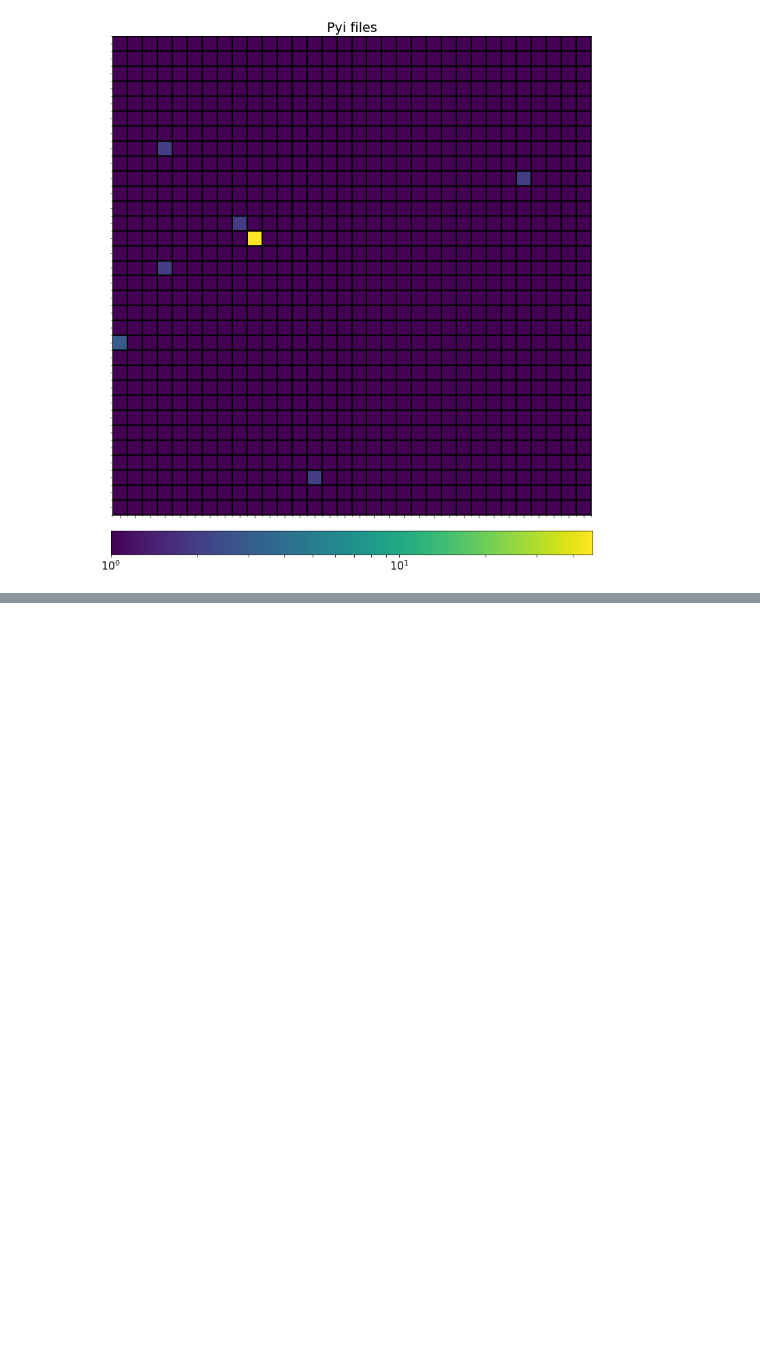
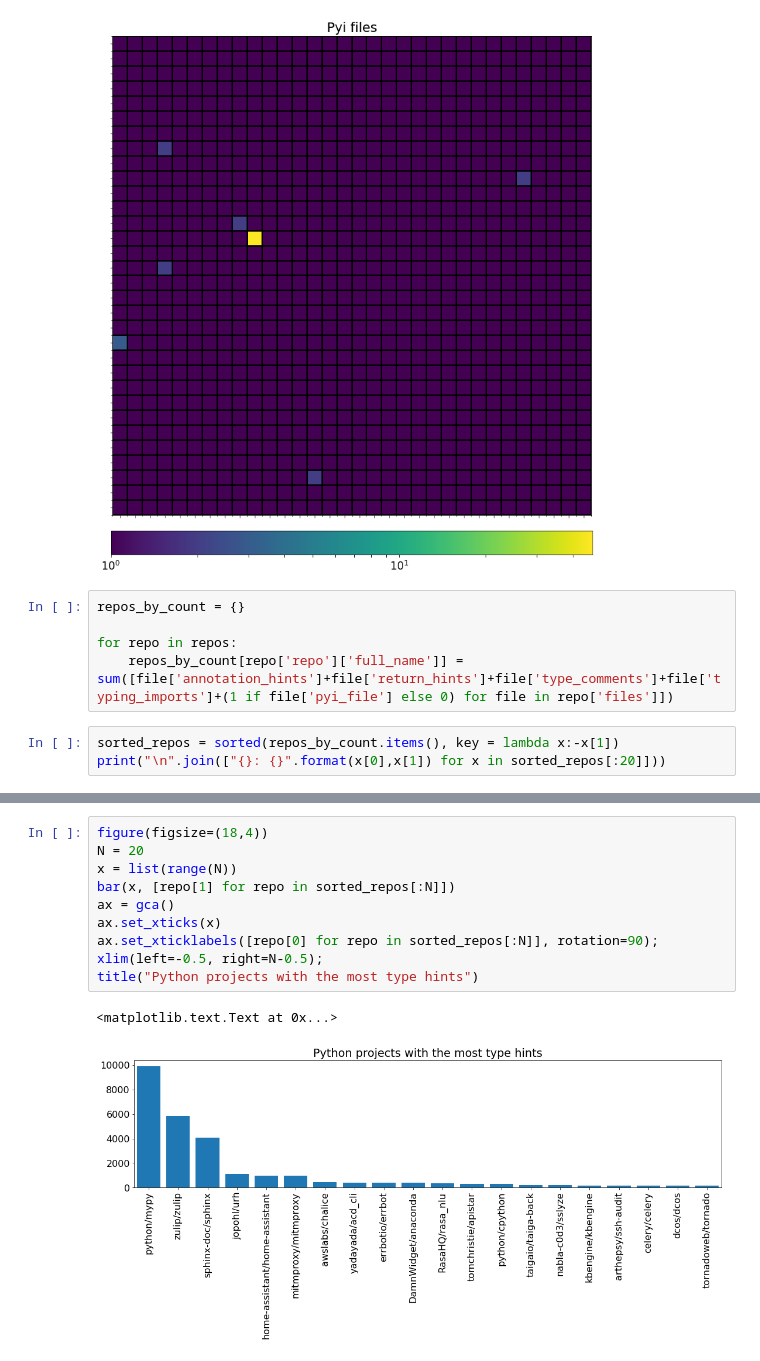
Before and after one commit to adewes/type-annotations-in-the-wild, a Jupyter notebook: analyze_results.ipynb, the cells around one changed output, grey strips where cells are left out. Drawn from its saved outputs; the diff is of its cells as text; blank space fills up the shorter version.

```diff
--- a/analyze_results.ipynb
+++ b/analyze_results.ipynb
@@ -83,3 +83,11 @@ title("Pyi files")
 # %% [output]
 <matplotlib.text.Text at 0x...>
 [figure]
+# %%
+repos_by_count = {}
+
+for repo in repos:
+    repos_by_count[repo['repo']['full_name']] = sum([file['annotation_hints']+file['return_hints']+file['type_comments']+file['typing_imports']+(1 if file['pyi_file'] else 0) for file in repo['files']])
+# %%
+sorted_repos = sorted(repos_by_count.items(), key = lambda x:-x[1])
+print("\n".join(["{}: {}".format(x[0],x[1]) for x in sorted_repos[:20]]))
@@ -85,0 +115,13 @@ title("Pyi files")
+# %%
+figure(figsize=(18,4))
+N = 20
+x = list(range(N))
+bar(x, [repo[1] for repo in sorted_repos[:N]])
+ax = gca()
+ax.set_xticks(x)
+ax.set_xticklabels([repo[0] for repo in sorted_repos[:N]], rotation=90);
+xlim(left=-0.5, right=N-0.5);
+title("Python projects with the most type hints")
+# %% [output]
+<matplotlib.text.Text at 0x...>
+[figure, added]
```
Also changed, not shown: parts of 3 cells of this notebook.
